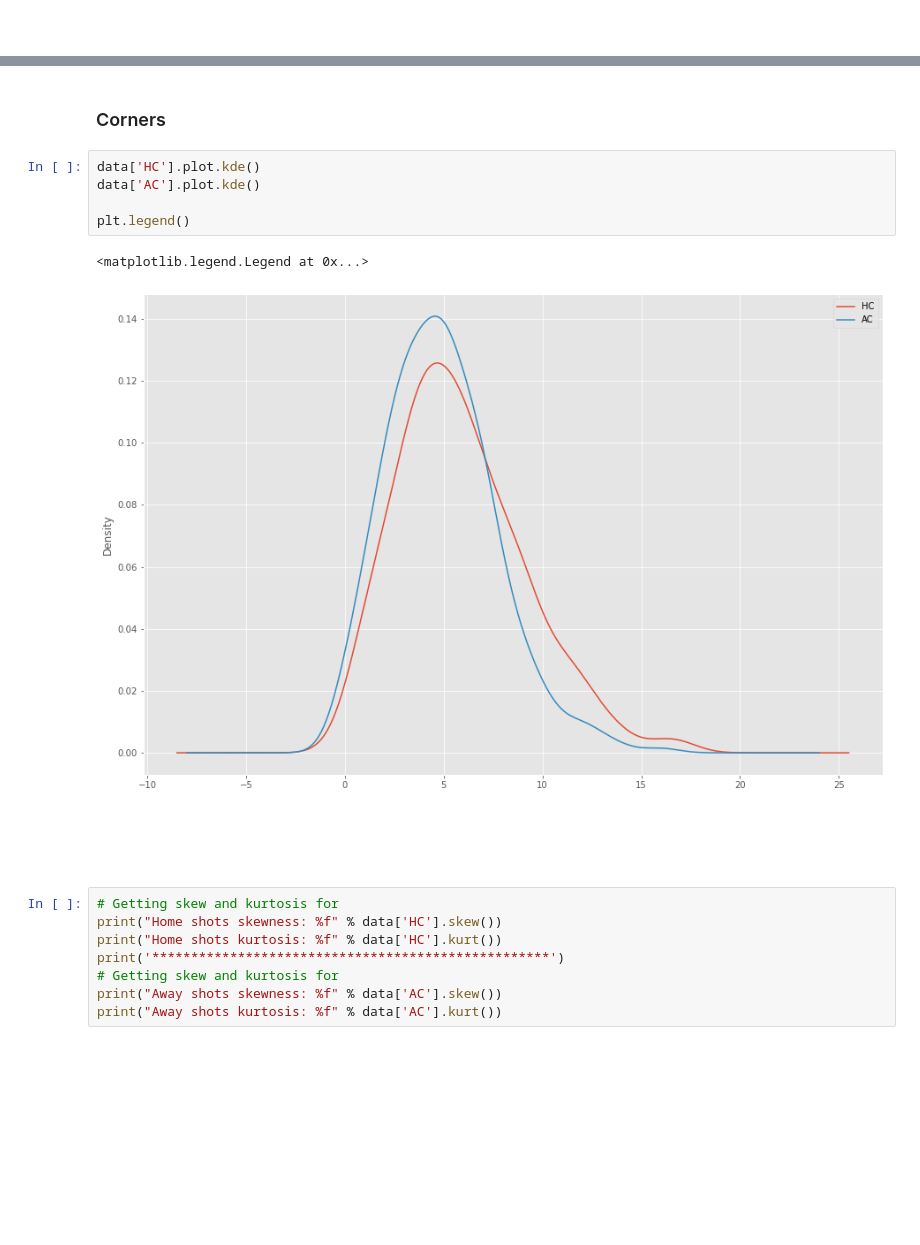
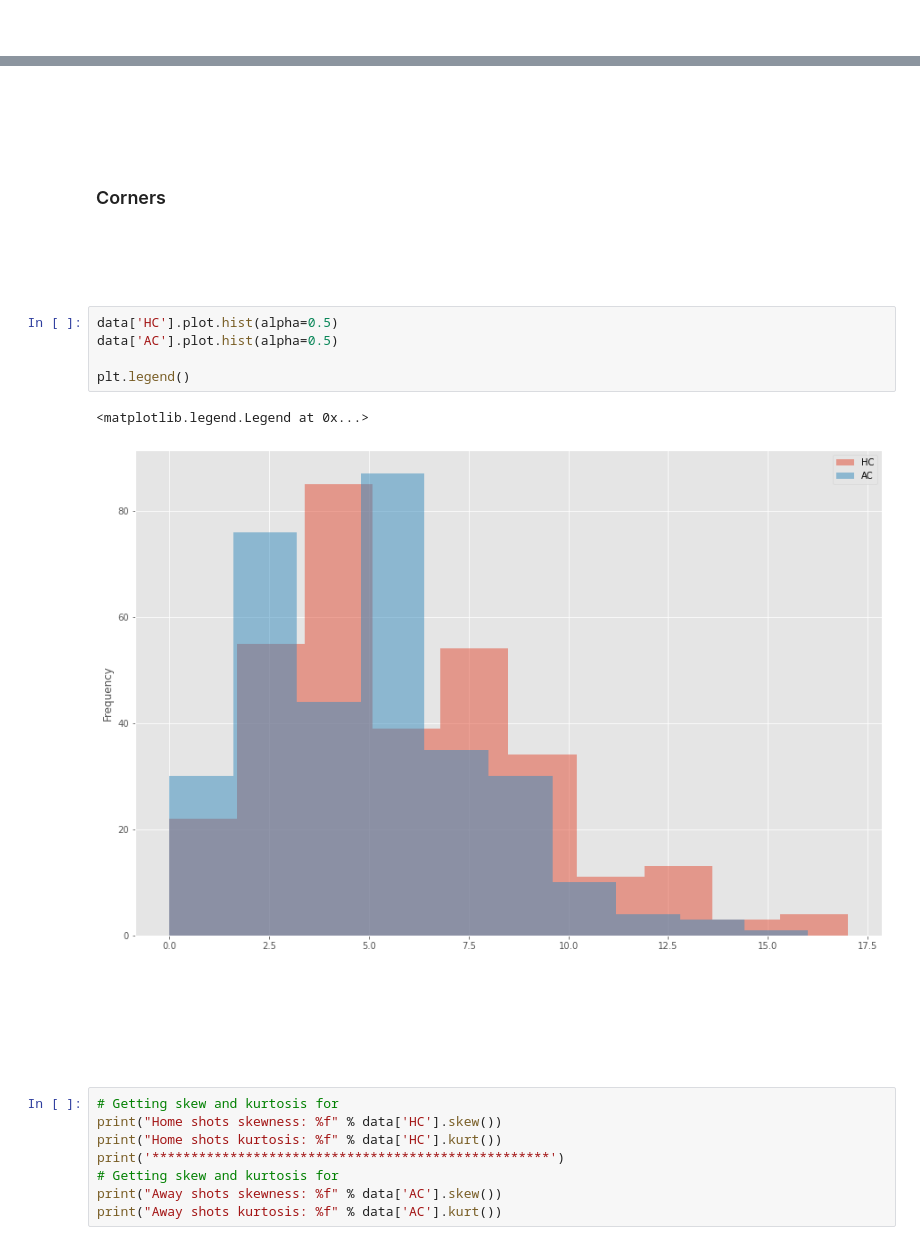
Before and after one commit to kmcd14/ProgrammingDA-project, a Jupyter notebook: data_sim.ipynb, the cells around one changed output, grey strips where cells are left out. Saved outputs shown, nothing was run; the diff lists cells and outputs as text; blank space fills up the shorter version.

```diff
--- a/data_sim.ipynb
+++ b/data_sim.ipynb
@@ -681,17 +947,27 @@ array([ 6,  8,  6,  5,  6,  9,  6,  4,  4,  5,  3,  6,  3,  6,  8,  6,  8,
+# %% [markdown]
+<br>
+# %% [markdown]
+<br>
 # %% [markdown]
 ### Corners
+# %% [markdown]
+<br>
+# %% [markdown]
+<br>
 # %%
-data['HC'].plot.kde()
-data['AC'].plot.kde()
+data['HC'].plot.hist(alpha=0.5)
+data['AC'].plot.hist(alpha=0.5)
 
 plt.legend()
 # %% [output]
 <matplotlib.legend.Legend at 0x...>
-[figure, old version]
+[figure, new version]
+# %% [markdown]
+<br>
+# %% [markdown]
+<br>
 # %% [markdown]
 <br>
-# %% [markdown]
-<br>
 # %%
 # Getting skew and kurtosis for
 print("Home shots skewness: %f" % data['HC'].skew())
```
Also changed, not shown: parts of 196 cells of this notebook.
